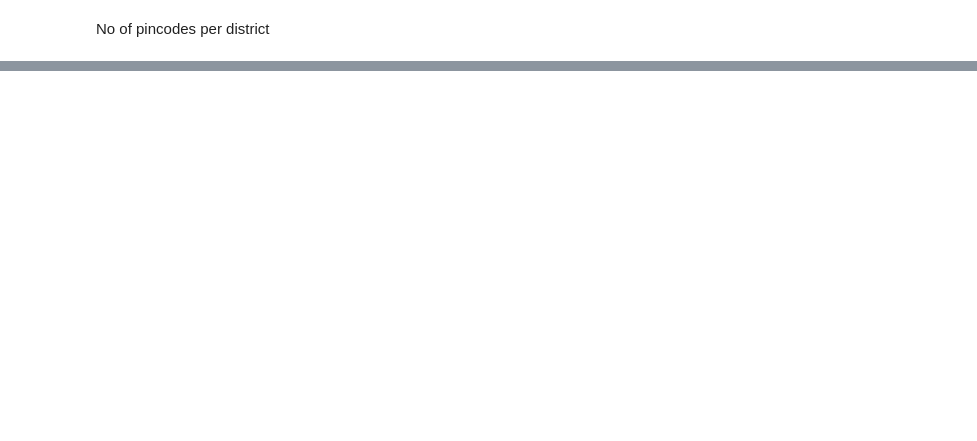
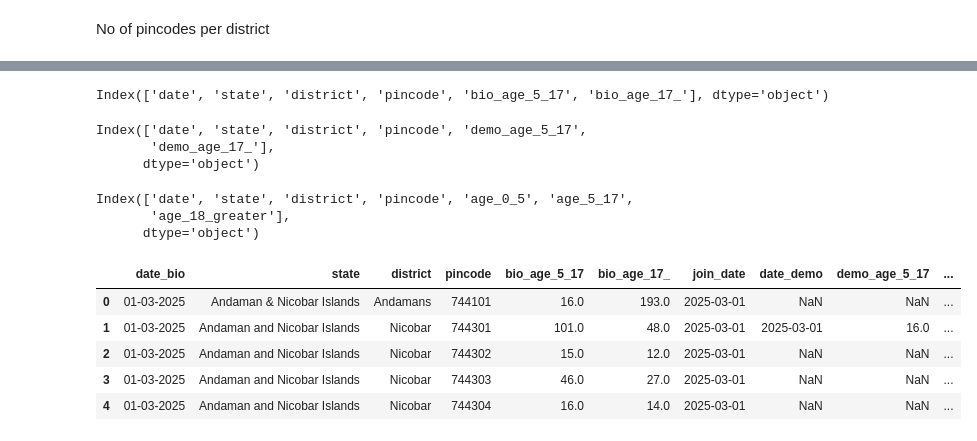
Before and after one commit to aniruddha3919/uidai-aadhar, a Jupyter notebook: biometric_notebooks/biometricAnomalies.ipynb, the cells around one changed output, grey strips where cells are left out. Saved outputs shown, nothing was run; the diff lists cells and outputs as text; code cells hidden in the pictures; blank space fills up the shorter version.

```diff
--- a/biometric_notebooks/biometricAnomalies.ipynb
+++ b/biometric_notebooks/biometricAnomalies.ipynb
@@ -295,0 +250,4 @@ pincode_per_district.sort_values('pincode_count', ascending=False).head(10)
+# %%
+biometric_final_df=pd.read_csv('aadhaar_biometric_final.csv')
+demographic_final_df=pd.read_csv('aadhaar_demographic_final.csv')
+enrolment_final_df=pd.read_csv('aadhaar_enrolment_final.csv')
@@ -295,0 +289,16 @@ pincode_per_district.sort_values('pincode_count', ascending=False).head(10)
+# %%
+biometric_final_df.columns
+# %% [output]
+Index(['date', 'state', 'district', 'pincode', 'bio_age_5_17', 'bio_age_17_'], dtype='object')
+# %%
+demographic_final_df.columns
+# %% [output]
+Index(['date', 'state', 'district', 'pincode', 'demo_age_5_17',
+       'demo_age_17_'],
+      dtype='object')
+# %%
+enrolment_final_df.columns
+# %% [output]
+Index(['date', 'state', 'district', 'pincode', 'age_0_5', 'age_5_17',
+       'age_18_greater'],
+      dtype='object')
@@ -295,0 +313,17 @@ pincode_per_district.sort_values('pincode_count', ascending=False).head(10)
+# %%
+bio_demo_df = pd.merge(
+    biometric_final_df,
+    demographic_final_df,
+    on=['join_date', 'state', 'district', 'pincode'],
+    how='outer',
+    suffixes=('_bio', '_demo')
+)
+# %%
+bio_demo_df.head()
+# %% [output]
+|  | date_bio | state | district | pincode | bio_age_5_17 | bio_age_17_ | join_date | date_demo | demo_age_5_17 | ... |
+| 0 | 01-03-2025 | Andaman & Nicobar Islands | Andamans | 744101 | 16.0 | 193.0 | 2025-03-01 | NaN | NaN | ... |
+| 1 | 01-03-2025 | Andaman and Nicobar Islands | Nicobar | 744301 | 101.0 | 48.0 | 2025-03-01 | 2025-03-01 | 16.0 | ... |
+| 2 | 01-03-2025 | Andaman and Nicobar Islands | Nicobar | 744302 | 15.0 | 12.0 | 2025-03-01 | NaN | NaN | ... |
+| 3 | 01-03-2025 | Andaman and Nicobar Islands | Nicobar | 744303 | 46.0 | 27.0 | 2025-03-01 | NaN | NaN | ... |
+| 4 | 01-03-2025 | Andaman and Nicobar Islands | Nicobar | 744304 | 16.0 | 14.0 | 2025-03-01 | NaN | NaN | ... |
```
Also changed, not shown: parts of 28 cells of this notebook.
